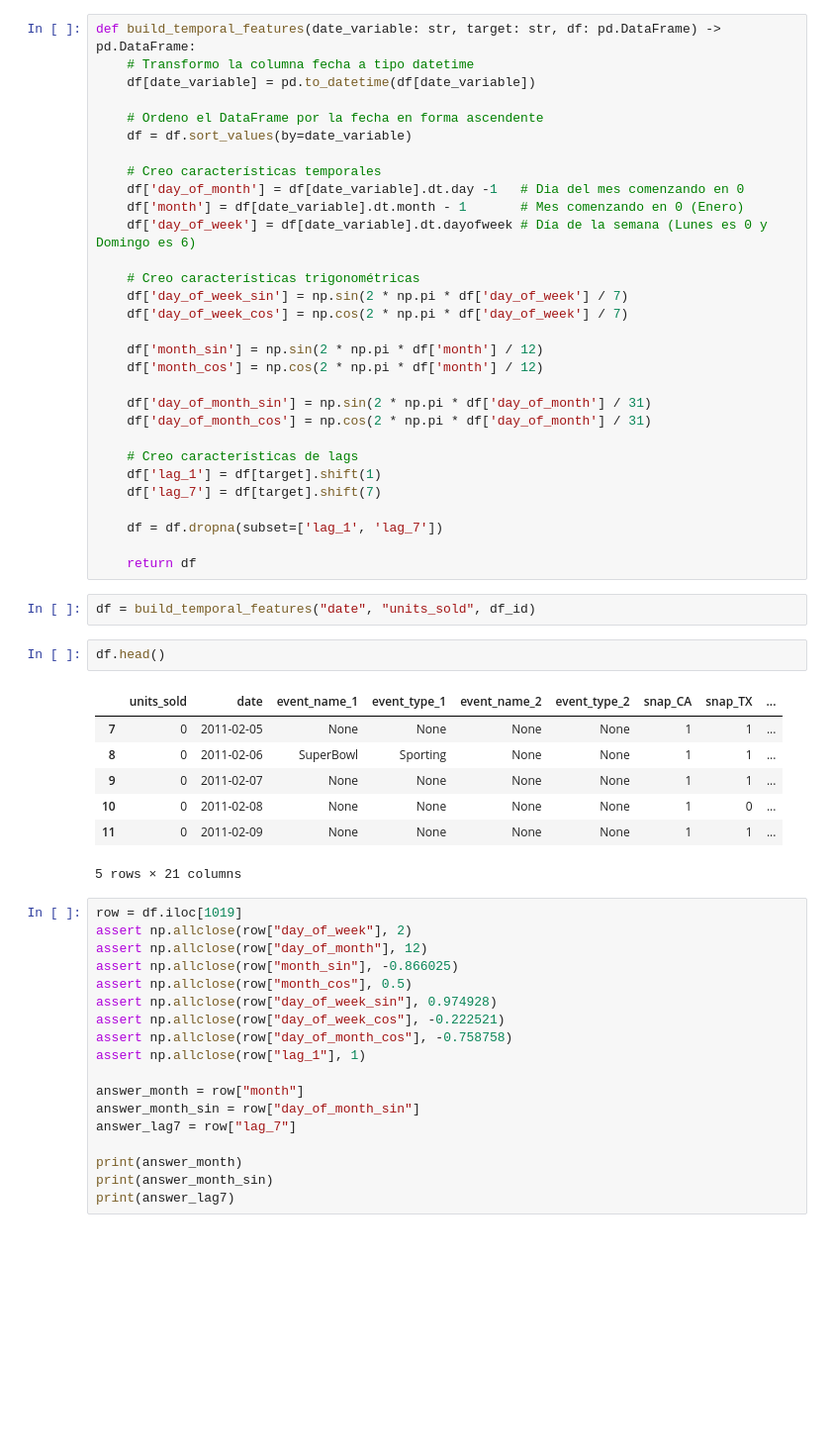
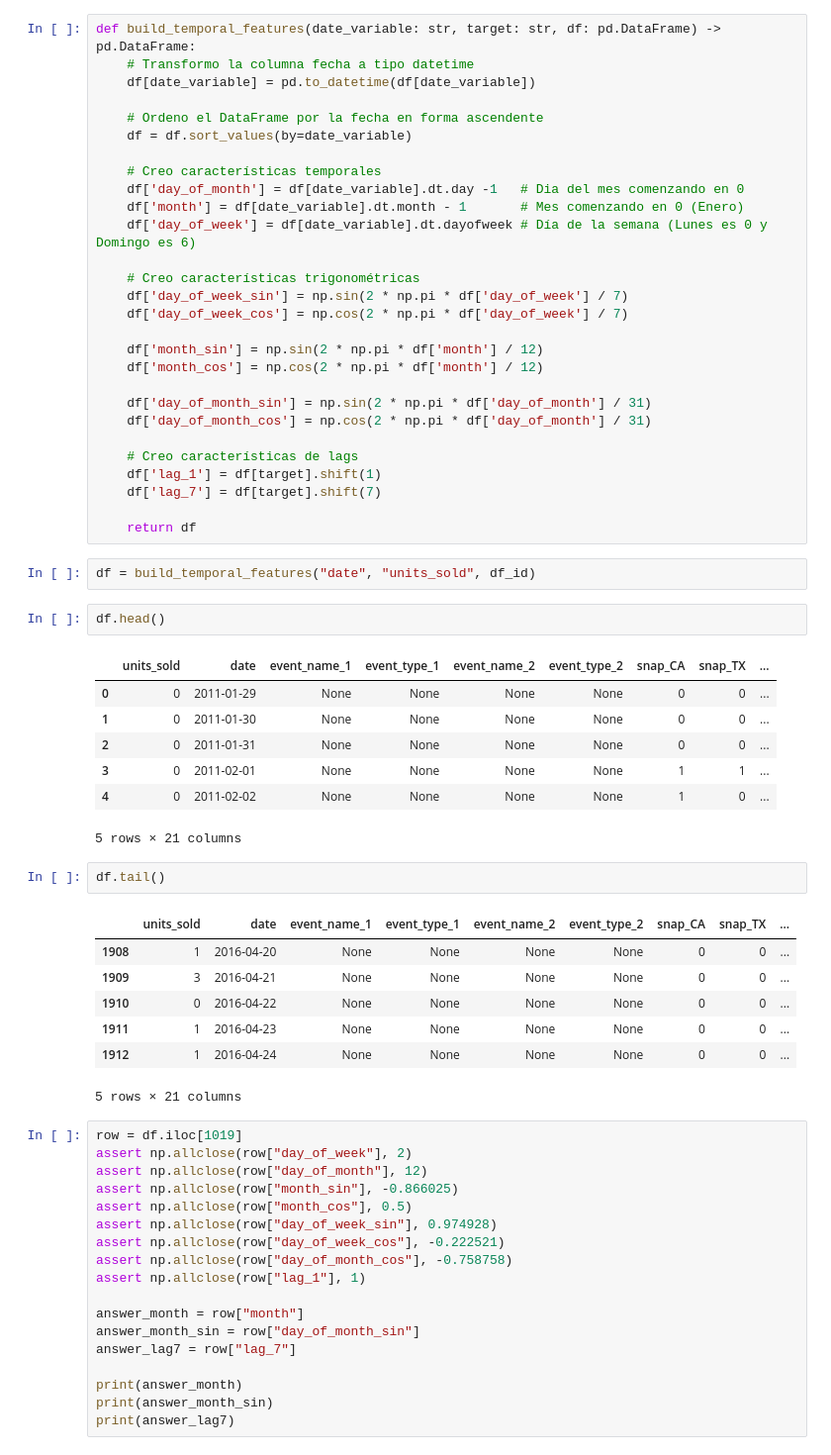
Before and after one commit to valetedesco/eccdum_assignments, a Jupyter notebook: assignments/4-Demand-Forecasting.ipynb, the cells around one changed output. Shown: that part at 99% size. Saved outputs shown, nothing was run; the diff lists cells and outputs as text; blank space fills up the shorter version.

```diff
--- a/assignments/4-Demand-Forecasting.ipynb
+++ b/assignments/4-Demand-Forecasting.ipynb
@@ -195,8 +195,6 @@ def build_temporal_features(date_variable: str, target: str, df: pd.DataFrame) -
     df['lag_1'] = df[target].shift(1)
     df['lag_7'] = df[target].shift(7)
 
-    df = df.dropna(subset=['lag_1', 'lag_7'])
-
     return df
 # %%
 df = build_temporal_features("date", "units_sold", df_id)
@@ -204,12 +202,22 @@ df = build_temporal_features("date", "units_sold", df_id)
 df.head()
 # %% [output]
 |  | units_sold | date | event_name_1 | event_type_1 | event_name_2 | event_type_2 | snap_CA | snap_TX | ... |
-| 7 | 0 | 2011-02-05 | None | None | None | None | 1 | 1 | ... |
-| 8 | 0 | 2011-02-06 | SuperBowl | Sporting | None | None | 1 | 1 | ... |
-| 9 | 0 | 2011-02-07 | None | None | None | None | 1 | 1 | ... |
-| 10 | 0 | 2011-02-08 | None | None | None | None | 1 | 0 | ... |
-| 11 | 0 | 2011-02-09 | None | None | None | None | 1 | 1 | ... |
+| 0 | 0 | 2011-01-29 | None | None | None | None | 0 | 0 | ... |
+| 1 | 0 | 2011-01-30 | None | None | None | None | 0 | 0 | ... |
+| 2 | 0 | 2011-01-31 | None | None | None | None | 0 | 0 | ... |
+| 3 | 0 | 2011-02-01 | None | None | None | None | 1 | 1 | ... |
+| 4 | 0 | 2011-02-02 | None | None | None | None | 1 | 0 | ... |
 5 rows × 21 columns
+# %%
+df.tail()
+# %% [output]
+|  | units_sold | date | event_name_1 | event_type_1 | event_name_2 | event_type_2 | snap_CA | snap_TX | ... |
+| 1908 | 1 | 2016-04-20 | None | None | None | None | 0 | 0 | ... |
+| 1909 | 3 | 2016-04-21 | None | None | None | None | 0 | 0 | ... |
+| 1910 | 0 | 2016-04-22 | None | None | None | None | 0 | 0 | ... |
+| 1911 | 1 | 2016-04-23 | None | None | None | None | 0 | 0 | ... |
+| 1912 | 1 | 2016-04-24 | None | None | None | None | 0 | 0 | ... |
+5 rows × 21 columns
 # %%
 row = df.iloc[1019]
 assert np.allclose(row["day_of_week"], 2)
```
Also changed, not shown: parts of 6 cells of this notebook.
